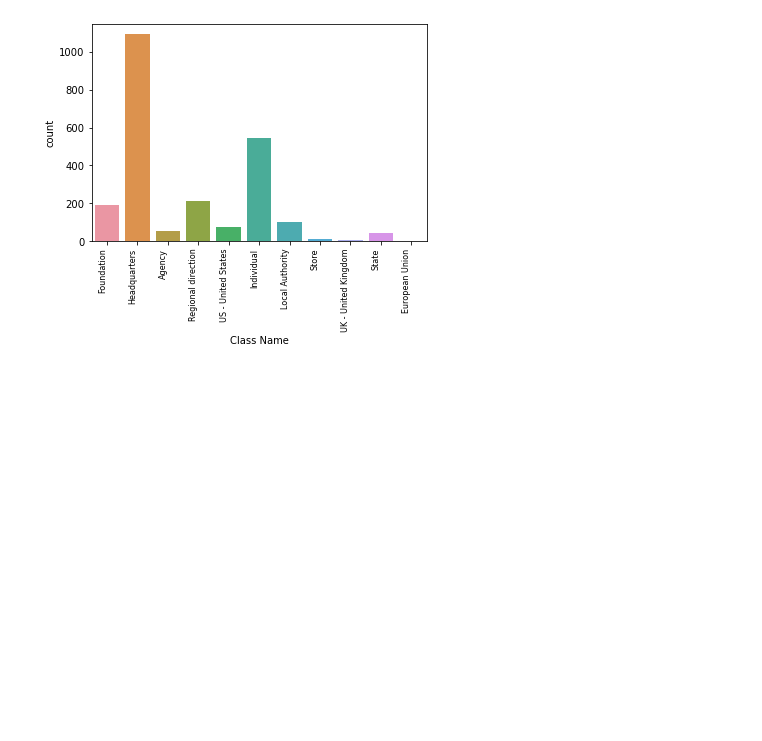
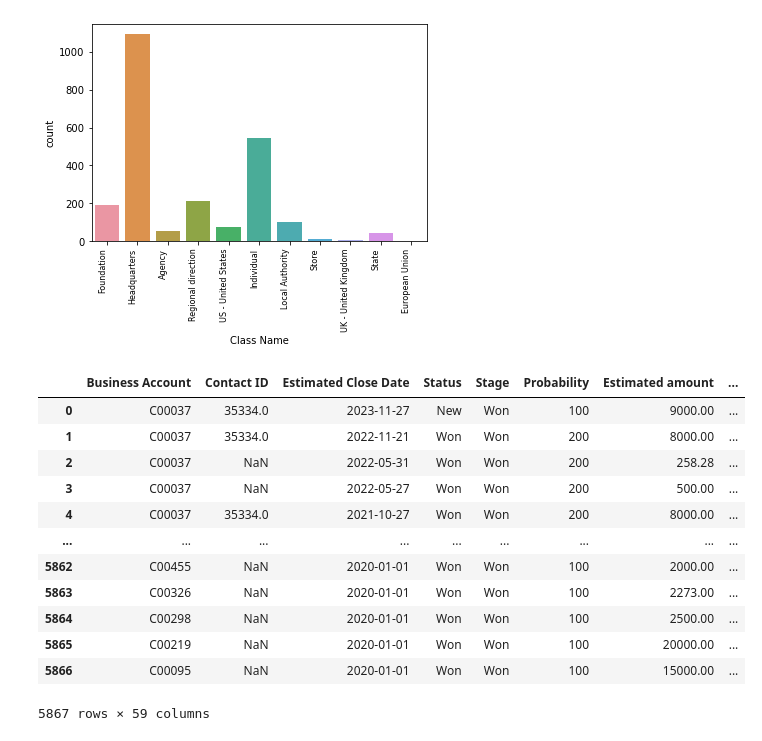
Before and after one commit to dfgparis23/Team-2, a Jupyter notebook: Analytics_Business_Account.ipynb, the cells around one changed output. Drawn from its saved outputs; the diff is of its cells as text; code cells hidden in the pictures; blank space fills up the shorter version.

```diff
--- a/Analytics_Business_Account.ipynb
+++ b/Analytics_Business_Account.ipynb
@@ -34,3 +35,23 @@ plt.show
 # %% [output]
 <function matplotlib.pyplot.show(close=None, block=None)>
 [figure]
+# %%
+OP = pd.read_excel('../shared_data_read_only/Opportunities.xlsx', index_col=0)
+# %%
+OP_BA = pd.merge(OP, BA, on='Business Account')
+# %%
+OP_BA
+# %% [output]
+|  | Business Account | Contact ID | Estimated Close Date | Status | Stage | Probability | Estimated amount | ... |
+| 0 | C00037 | 35334.0 | 2023-11-27 | New | Won | 100 | 9000.00 | ... |
+| 1 | C00037 | 35334.0 | 2022-11-21 | Won | Won | 200 | 8000.00 | ... |
+| 2 | C00037 | NaN | 2022-05-31 | Won | Won | 200 | 258.28 | ... |
+| 3 | C00037 | NaN | 2022-05-27 | Won | Won | 200 | 500.00 | ... |
+| 4 | C00037 | 35334.0 | 2021-10-27 | Won | Won | 200 | 8000.00 | ... |
+| ... | ... | ... | ... | ... | ... | ... | ... | ... |
+| 5862 | C00455 | NaN | 2020-01-01 | Won | Won | 100 | 2000.00 | ... |
+| 5863 | C00326 | NaN | 2020-01-01 | Won | Won | 100 | 2273.00 | ... |
+| 5864 | C00298 | NaN | 2020-01-01 | Won | Won | 100 | 2500.00 | ... |
+| 5865 | C00219 | NaN | 2020-01-01 | Won | Won | 100 | 20000.00 | ... |
+| 5866 | C00095 | NaN | 2020-01-01 | Won | Won | 100 | 15000.00 | ... |
+5867 rows × 59 columns
```
Also changed, not shown: parts of 5 cells of this notebook.
